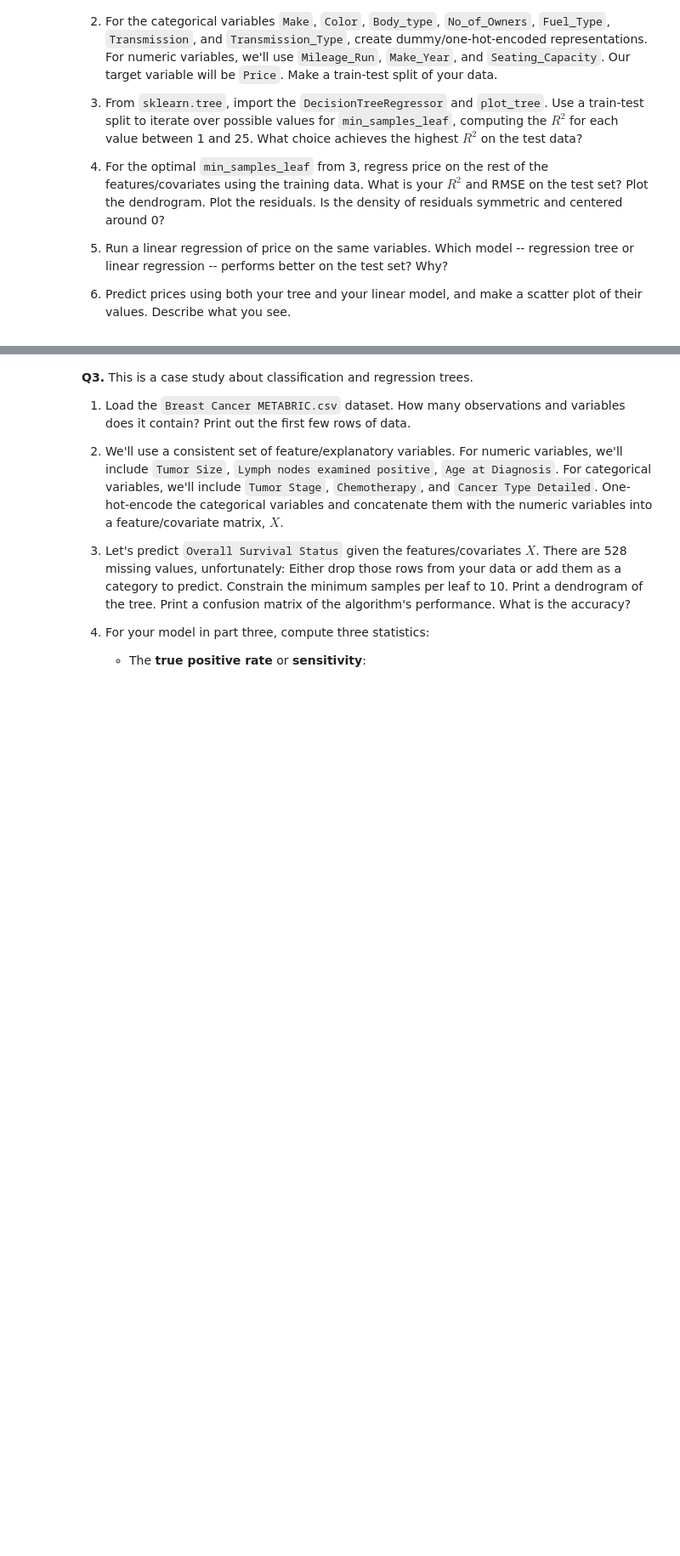
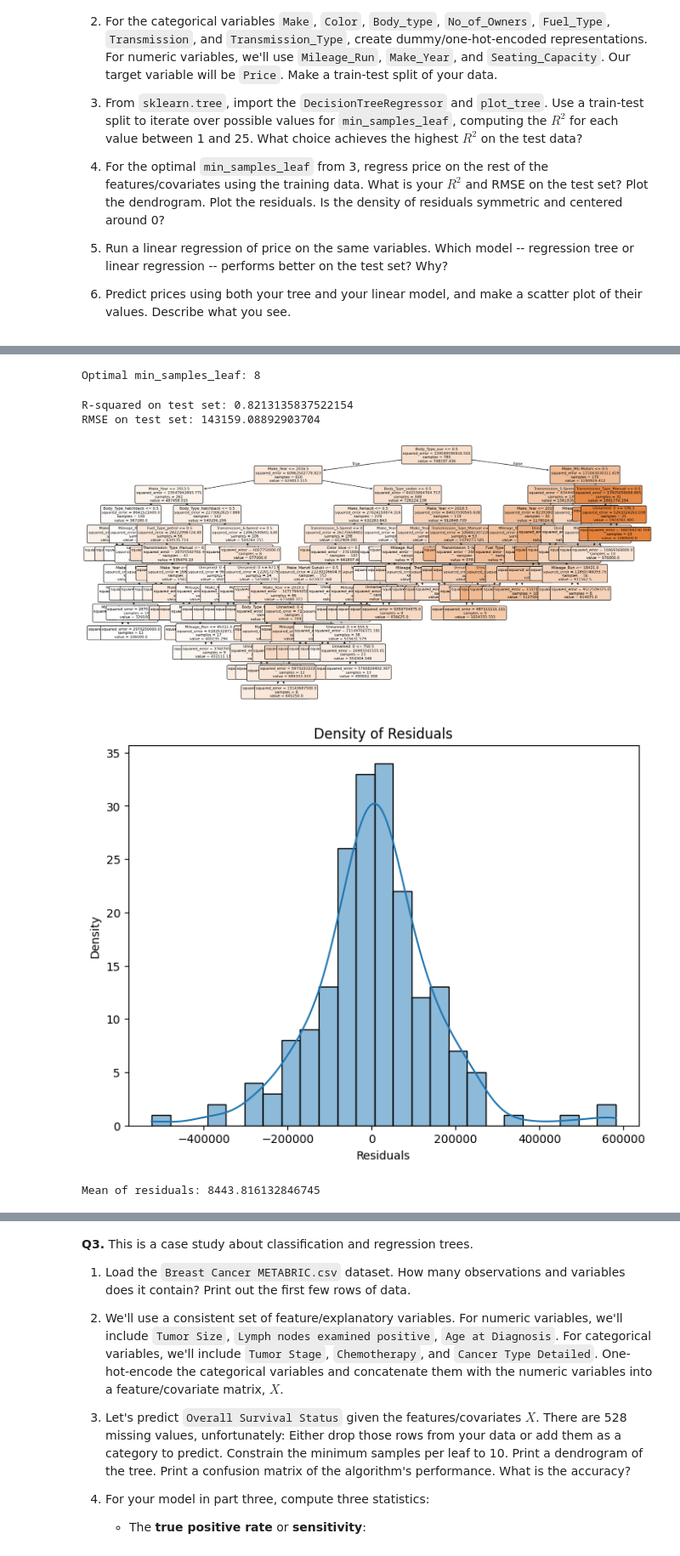
Before and after one commit to ameliavasiliu/trees, a Jupyter notebook: assignment/assignment.ipynb, the cells around one changed output, grey strips where cells are left out. Shown at 85% size. Saved outputs shown, nothing was run; the diff lists cells and outputs as text; code cells hidden in the pictures; blank space fills up the shorter version.

```diff
--- a/assignment/assignment.ipynb
+++ b/assignment/assignment.ipynb
@@ -51,0 +61,2 @@ Do three questions.
+# %%
+df = pd.read_csv("cars_hw.csv")
@@ -51,0 +78,8 @@ Do three questions.
+# %%
+categorical_cols = ['Make', 'Color', 'Body_Type', 'No_of_Owners', 'Fuel_Type', 'Transmission', 'Transmission_Type']
+df_encoded = pd.get_dummies(df, columns=categorical_cols, drop_first=True)
+
+X = df_encoded.drop('Price', axis=1)
+y = df_encoded['Price']
+
+X_train, X_test, y_train, y_test = train_test_split(X, y, test_size=0.2, random_state=42)
@@ -51,0 +88,12 @@ Do three questions.
+# %%
+r2_scores = []
+for i in range(1, 26):
+    regressor = DecisionTreeRegressor(min_samples_leaf=i, random_state=42)
+    regressor.fit(X_train, y_train)
+    r2 = regressor.score(X_test, y_test)
+    r2_scores.append(r2)
+
+best_min_samples_leaf = np.argmax(r2_scores) + 1
+print(f"Optimal min_samples_leaf: {best_min_samples_leaf}")
+# %% [output]
+Optimal min_samples_leaf: 8
@@ -51,0 +102,34 @@ Do three questions.
+# %%
+from sklearn.metrics import mean_squared_error
+import seaborn as sns
+optimal_min_samples_leaf = 8
+
+regressor = DecisionTreeRegressor(min_samples_leaf=optimal_min_samples_leaf, random_state=42)
+regressor.fit(X_train, y_train)
+
+y_pred = regressor.predict(X_test)
+r2 = regressor.score(X_test, y_test)
+rmse = np.sqrt(mean_squared_error(y_test, y_pred))
+
+print(f"R-squared on test set: {r2}")
+print(f"RMSE on test set: {rmse}")
+
+plt.figure(figsize=(20,10))
+plot_tree(regressor, feature_names=X.columns, filled=True, rounded=True, fontsize=8)
+plt.show()
+
+residuals = y_test - y_pred
+plt.figure(figsize=(8, 6))
+sns.histplot(residuals, kde=True)
+plt.title('Density of Residuals')
+plt.xlabel('Residuals')
+plt.ylabel('Density')
+plt.show()
+
+print("Mean of residuals:", np.mean(residuals))
+# %% [output]
+R-squared on test set: 0.8213135837522154
+RMSE on test set: 143159.08892903704
+[figure, added]
+[figure, added]
+Mean of residuals: 8443.816132846745
```
Also changed, not shown: parts of 28 cells of this notebook.
